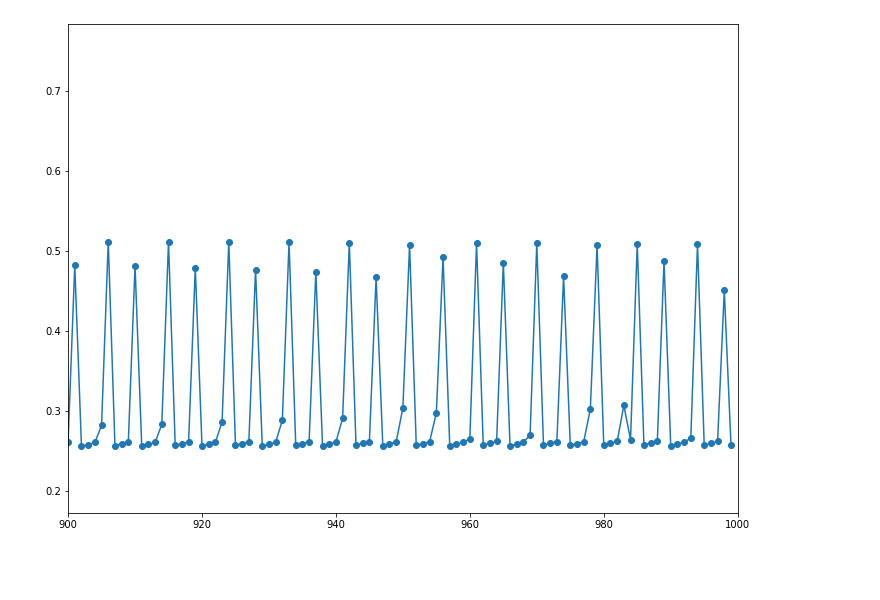
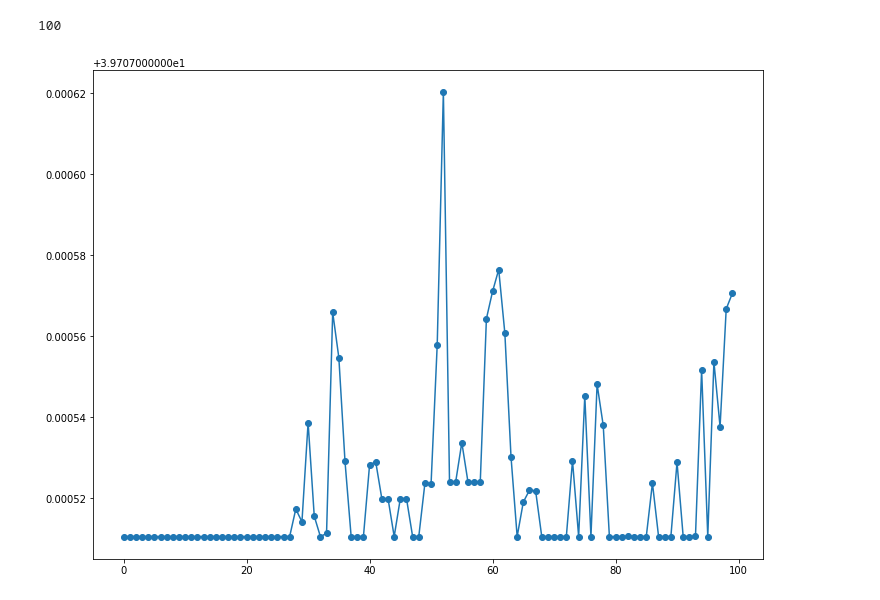
Before and after one commit to HyosikMoon/Coursera, a Jupyter notebook: Machine_Learning/Course5_Deep_Learning_and_Reinforcement_Learning/Proj/Course_Project_DL_5.ipynb, the cells around one changed output. Drawn from its saved outputs; the diff is of its cells as text; code cells hidden in the pictures; blank space fills up the shorter version.

```diff
--- a/Machine_Learning/Course5_Deep_Learning_and_Reinforcement_Learning/Proj/Course_Project_DL_5.ipynb
+++ b/Machine_Learning/Course5_Deep_Learning_and_Reinforcement_Learning/Proj/Course_Project_DL_5.ipynb
@@ -186,0 +351,9 @@ r_memory_df.groupby("episode").reward.sum().mean()
+# %%
+fig_y2 = []
+for i in range(len(pred2)):
+    error = np.sqrt(np.power((r_memory_df2.comb_reward[i] - pred2[i]), 2))
+    fig_y2.append(error)
+
+fig = plt.figure(figsize=(12,10))
+plt.plot([i for i in range(len(pred2))], fig_y2)
+plt.show()
@@ -341,4 +476,4 @@ memory_df
 # %%
 x_mat = memory_df[["obs0", "obs1", "obs2", "obs3", "action"]].to_numpy()
 y = memory_df['comb_reward'].to_numpy()
-num_ = memory_df.shape[0]
+# num_ = memory_df.shape[0]
@@ -417,7 +543,7 @@ t = n()
 
 np.random.seed(1241)
 
-num_iter = 1000
+num_iter = 100
 learning_rate = .001
 # x_mat = x_mat_full
 
@@ -466,17 +586,21 @@ errorff.sum()/len(errorff)
 # %%
-fig_y = []
+fig_y3 = []
 for i in range(len(total_pred)):
-    errorfi = np.sqrt(np.power((y - total_pred[i]), 2))
-    fig_y.append(errorfi.sum()/len(errorfi))
+    errorfi = np.sqrt(np.power((y - total_pred[i]), 2).mean())
+    fig_y3.append(errorfi)
+# %%
+len(fig_y3)
+# %% [output]
+100
 # %%
 import matplotlib.pyplot as plt
 
 plt.figure(figsize=(12,9))
-plt.plot([i for i in range(len(fig_y))], fig_y, marker='o')
-plt.xlim(900, 1000)
+plt.plot([i for i in range(len(fig_y3))], fig_y3, marker='o')
+# plt.xlim(900, 1000)
 plt.show()
 # %% [output]
-[figure, old version]
+[figure, new version]
 # %%
 def nn_predict(pred_in):
     z_2 = np.dot(pred_in[0], W_1)
```
Also changed, not shown: parts of 73 cells of this notebook, 2 other files.
